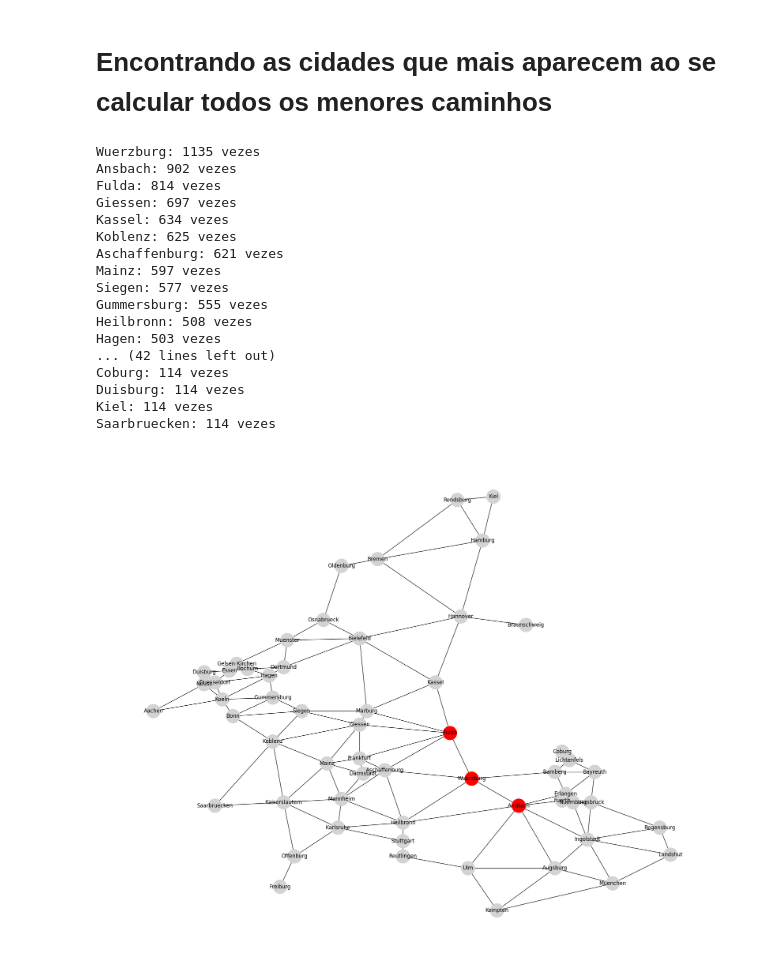
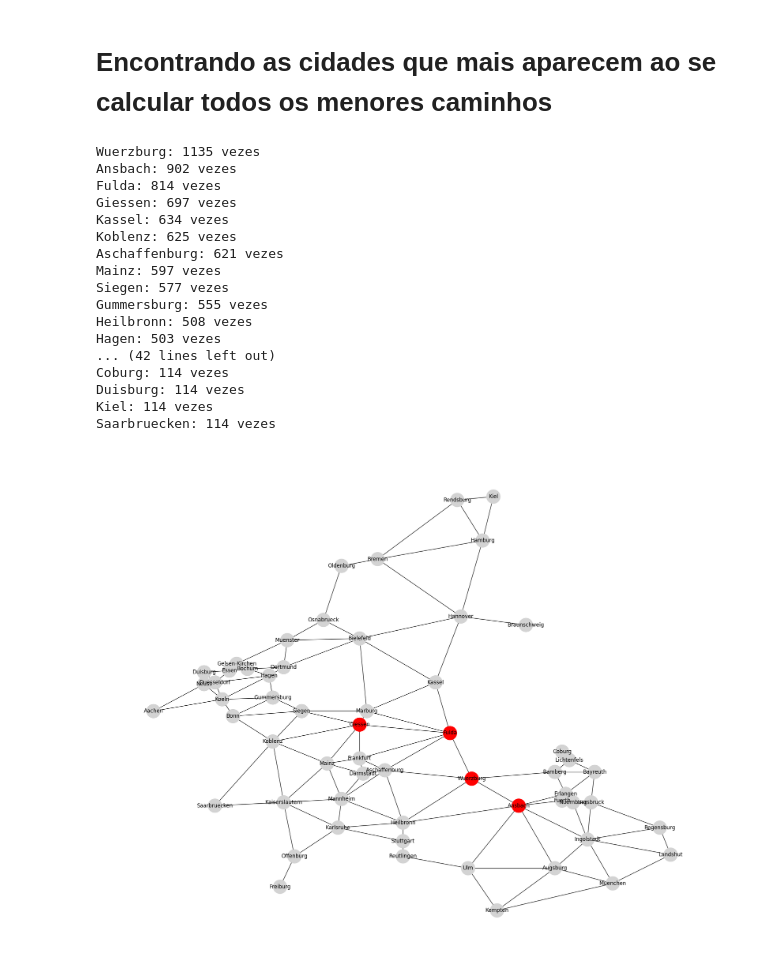
Before and after one commit to em4nuelvt/routeOtimization, a Jupyter notebook: dijkstra.ipynb, the cells around one changed output. Saved outputs shown, nothing was run; the diff lists cells and outputs as text; code cells hidden in the pictures.

```diff
--- a/dijkstra.ipynb
+++ b/dijkstra.ipynb
@@ -237,8 +237,6 @@ def calcular_distancias_entre_todos(G):
 
     return distancias
 
-
-# Função para mostrar um ranking das cidades mais frequentes nos caminhos mais curtos
 def mostrar_ranking(distancias):
     cidades_frequentes = {}
 
@@ -256,43 +254,62 @@ def mostrar_ranking(distancias):
 
     return ranking
 
-plt.figure(figsize=(20, 16))
 # Calcular as distâncias entre todos os pares de cidades
 distancias_entre_todos = calcular_distancias_entre_todos(G)
 
 # Mostrar o ranking
 ranking = mostrar_ranking(distancias_entre_todos)
 
-# Extrair as 3 cidades mais frequentes
-cidades_mais_frequentes = [cidade for cidade, _ in ranking[:3]]
+# Extrair as 4 cidades mais frequentes
+top_10_cidades = ranking[:4]
 
 # Criar um dicionário para mapear as cores dos vértices
-cores = ['red' if cidade in cidades_mais_frequentes else 'lightgrey' for cidade in G.nodes]
+cores = ['red' if cidade in [c[0] for c in top_10_cidades] else 'lightgrey' for cidade in G.nodes]
 
 # Obter as posições das cidades
 posicoes = nx.get_node_attributes(G, 'pos')
 
 # Plotar o grafo
-nx.draw(G, pos=posicoes, with_labels=True, node_size=1000,node_color=cores, font_size=12)
+plt.figure(figsize=(20, 16))
+nx.draw(G, pos=posicoes, with_labels=True, node_size=1000, node_color=cores, font_size=12)
 
-# Mostrar o gráfico
+# Mostrar o grafo
 plt.show()
+
+# Extrair as 10 cidades mais frequentes
+top_10_cidades = ranking[:10]
+
+# Plotar o gráfico de barras com valores exatos no eixo y
+top_10_cidades_df = pd.DataFrame(top_10_cidades, columns=['Cidade', 'Frequencia'])
+plt.figure(figsize=(10, 6))
+bars = plt.bar(top_10_cidades_df['Cidade'], top_10_cidades_df['Frequencia'], color='blue')
+plt.xlabel('Cidade')
+plt.ylabel('Frequência')
+plt.title('Top 10 Cidades Mais Frequentes nos Caminhos Mais Curtos')
+plt.xticks(rotation=45)
+
+# Adicionar os valores exatos no topo de cada barra
+for bar in bars:
+    yval = bar.get_height()
+    plt.text(bar.get_x() + bar.get_width() / 2, yval, round(yval, 2), ha='center', va='bottom')
+
+plt.show()
 # %% [output]
 Wuerzburg: 1135 vezes
 Ansbach: 902 vezes
 Fulda: 814 vezes
 Giessen: 697 vezes
 Kassel: 634 vezes
 Koblenz: 625 vezes
 Aschaffenburg: 621 vezes
 Mainz: 597 vezes
 Siegen: 577 vezes
 Gummersburg: 555 vezes
 Heilbronn: 508 vezes
 Hagen: 503 vezes
 ... (42 lines left out)
 Coburg: 114 vezes
 Duisburg: 114 vezes
 Kiel: 114 vezes
 Saarbruecken: 114 vezes
-[figure, old version]
+[figure, new version]
```
Also changed, not shown: parts of 2 cells of this notebook, 4 other files.
